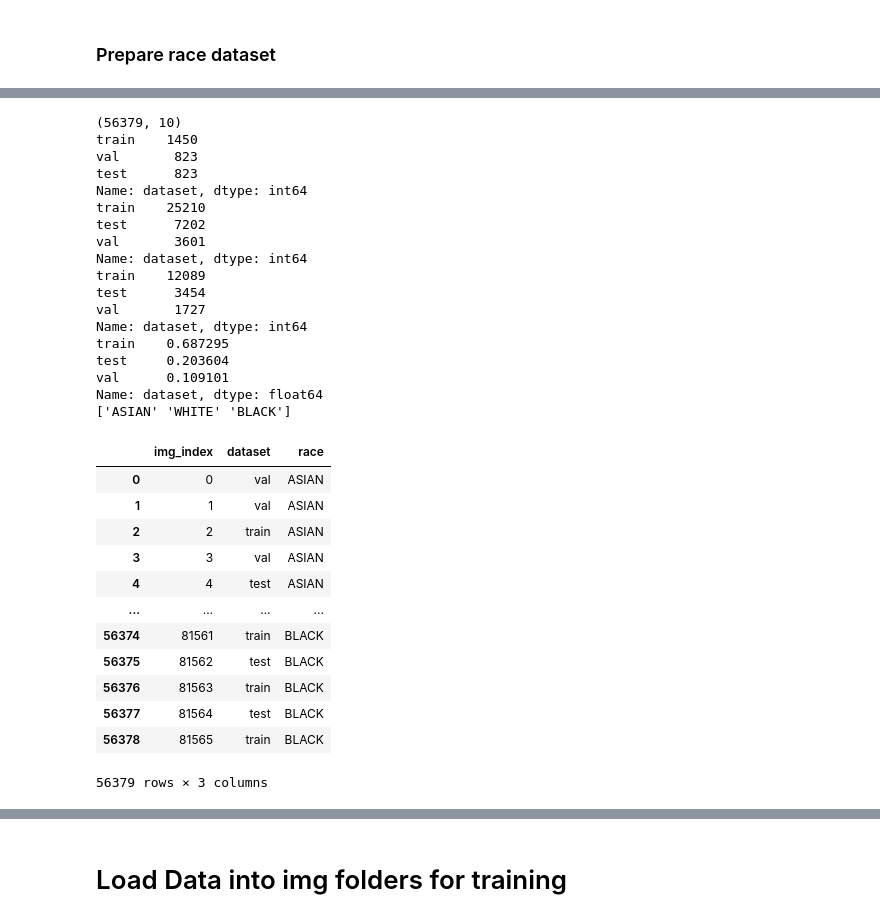
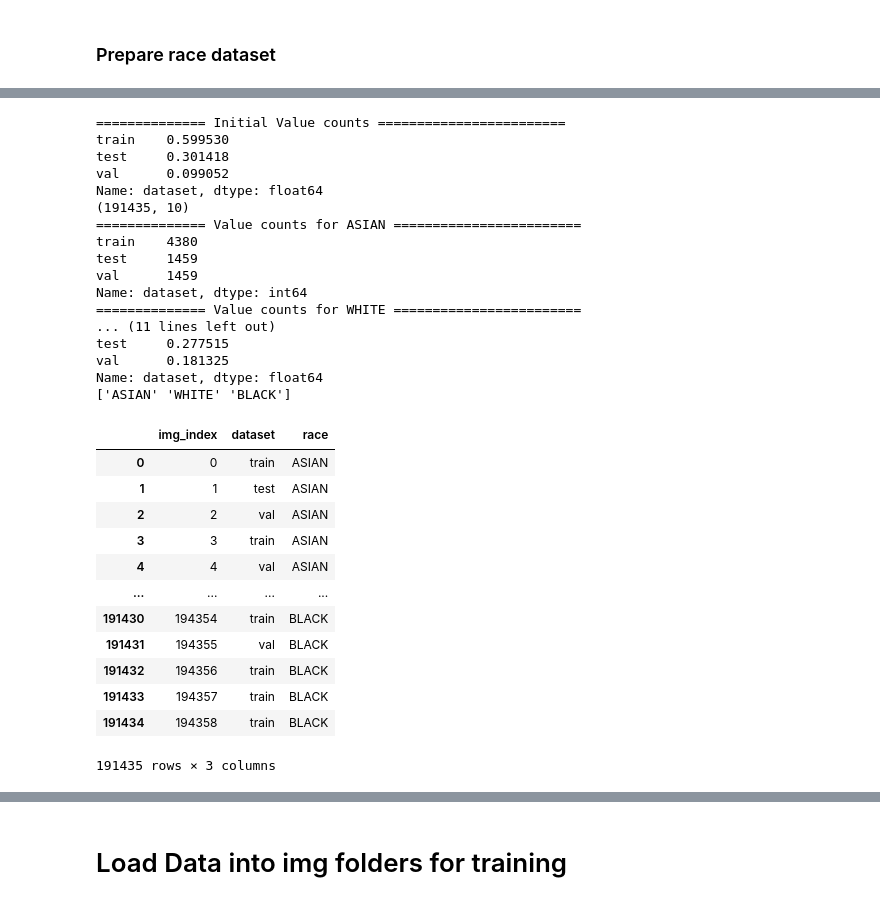
Before and after one commit to Anthonyma0706/CXR_MIMIC_CV, a Jupyter notebook: data_processing.ipynb, the cells around one changed output, grey strips where cells are left out. Saved outputs shown, nothing was run; the diff lists cells and outputs as text; code cells hidden in the pictures.

```diff
--- a/data_processing.ipynb
+++ b/data_processing.ipynb
@@ -208,8 +236,8 @@ df_info
 # %% [markdown]
 ### Prepare race dataset
 # %%
-df_meta = pd.read_csv('data/No_finding/df_No_finding_1121.csv')
-#df_meta = pd.read_csv('data/Edema/df_Edema_1121.csv')
+disease = 'All' #'Edema' # 'Pneumonia_Consolidation' , 'No_finding'
+df_meta = pd.read_csv(f'data/{disease}/df_{disease}.csv')
 df_meta
 # %% [output]
 |  | img_index | subject_id | study_id | dataset | race | gender | age | insurance | survival_year | ... |
@@ -238,6 +287,8 @@ def prepare_balanced_testset_for_race(df_meta, drop_some_white = False, p = 0.4)
                                                         'PATIENT DECLINED TO ANSWER':'UNKNOWN', 'UNABLE TO OBTAIN': 'UNKNOWN'})
 
     df = df[df['race'].isin(['WHITE','BLACK', 'ASIAN'])]
+    print('============== Initial Value counts ========================')
+    print(df['dataset'].value_counts(normalize = True))
     # We drop certain amount of WHITE patients!
     if drop_some_white:
         n_drop_white = int(df[df['race'] == 'WHITE'].shape[0] * p)
@@ -251,22 +302,24 @@ def prepare_balanced_testset_for_race(df_meta, drop_some_white = False, p = 0.4)
     # ~800 for test (26%),
     # ~1500 (~50%) for augmenting into training
     N = df[df['race'] == 'ASIAN'].shape[0]
-    n_val = int(0.266 * N)#800 #int(0.17 * N)
-    n_test = int(0.266 * N) #800 #int(0.33 * N)
+    n_val = int(0.20 * N)#800 #int(0.17 * N)
+    n_test = int(0.20 * N) #800 #int(0.33 * N)
     df_val = df.query('(race == "ASIAN")').sample(n=n_val)
     df_test = df.drop(df_val.index, axis=0).query('(race == "ASIAN")').sample(n=n_test)
     df.loc[df_val.index, 'dataset'] = 'val'
     df.loc[df_test.index, 'dataset'] = 'test'
+    print('============== Value counts for ASIAN ========================')
     print(df[df['race'] == 'ASIAN']['dataset'].value_counts())
 
     # white and black
     N = df[df['race'] == "WHITE"].shape[0]
-    n_val = int(0.10 * N)
-    n_test = int(0.20 * N)
+    n_val = int(0.20 * N)
+    n_test = int(0.30 * N)
     df_val = df.query('(race == "WHITE")').sample(n=n_val)
     df_test = df.drop(df_val.index, axis=0).query('(race == "WHITE")').sample(n=n_test)
     df.loc[df_val.index, 'dataset'] = 'val'
     df.loc[df_test.index, 'dataset'] = 'test'
+    print('============== Value counts for WHITE ========================')
     print(df[df['race'] == "WHITE"]['dataset'].value_counts())
 
     N = df[df['race'] == "BLACK"].shape[0]
@@ -276,46 +329,47 @@ def prepare_balanced_testset_for_race(df_meta, drop_some_white = False, p = 0.4)
     df_test = df.drop(df_val.index, axis=0).query('(race == "BLACK")').sample(n=n_test)
     df.loc[df_val.index, 'dataset'] = 'val'
     df.loc[df_test.index, 'dataset'] = 'test'
+    print('============== Value counts for BLACK ========================')
     print(df[df['race'] == "BLACK"]['dataset'].value_counts())
 
+    print('============== FINAL Value counts ========================')
     print(df['dataset'].value_counts(normalize=True))
     print(df['race'].unique())
 
     return df.reset_index(drop=True)[['img_index','dataset', 'race']]
 # %%
-prepare_balanced_testset_for_race(df_meta, drop_some_white= True, p = 0.4)
+prepare_balanced_testset_for_race(df_meta, drop_some_white= False, p = 0.4)
 # %% [output]
-(56379, 10)
-train    1450
-val       823
-test      823
+============== Initial Value counts ========================
+train    0.599530
+test     0.301418
+val      0.099052
+Name: dataset, dtype: float64
+(191435, 10)
+============== Value counts for ASIAN ========================
+train    4380
+test     1459
+val      1459
 Name: dataset, dtype: int64
-train    25210
-test      7202
-val       3601
-Name: dataset, dtype: int64
-train    12089
-test      3454
-val       1727
-Name: dataset, dtype: int64
-train    0.687295
-test     0.203604
-val      0.109101
+============== Value counts for WHITE ========================
+... (11 lines left out)
+test     0.277515
+val      0.181325
 Name: dataset, dtype: float64
 ['ASIAN' 'WHITE' 'BLACK']
 |  | img_index | dataset | race |
-| 0 | 0 | val | ASIAN |
-| 1 | 1 | val | ASIAN |
-| 2 | 2 | train | ASIAN |
-| 3 | 3 | val | ASIAN |
-| 4 | 4 | test | ASIAN |
+| 0 | 0 | train | ASIAN |
+| 1 | 1 | test | ASIAN |
+| 2 | 2 | val | ASIAN |
+| 3 | 3 | train | ASIAN |
+| 4 | 4 | val | ASIAN |
 | ... | ... | ... | ... |
-| 56374 | 81561 | train | BLACK |
-| 56375 | 81562 | test | BLACK |
-| 56376 | 81563 | train | BLACK |
-| 56377 | 81564 | test | BLACK |
-| 56378 | 81565 | train | BLACK |
+| 191430 | 194354 | train | BLACK |
+| 191431 | 194355 | val | BLACK |
+| 191432 | 194356 | train | BLACK |
+| 191433 | 194357 | train | BLACK |
+| 191434 | 194358 | train | BLACK |
-56379 rows × 3 columns
+191435 rows × 3 columns
 # %%
 def prepare_balanced_testset_for_survive(df_meta, drop_uncommon_race = True):
     df = df_meta.copy(True)
```
Also changed, not shown: parts of 21 cells of this notebook, 4 other files.
